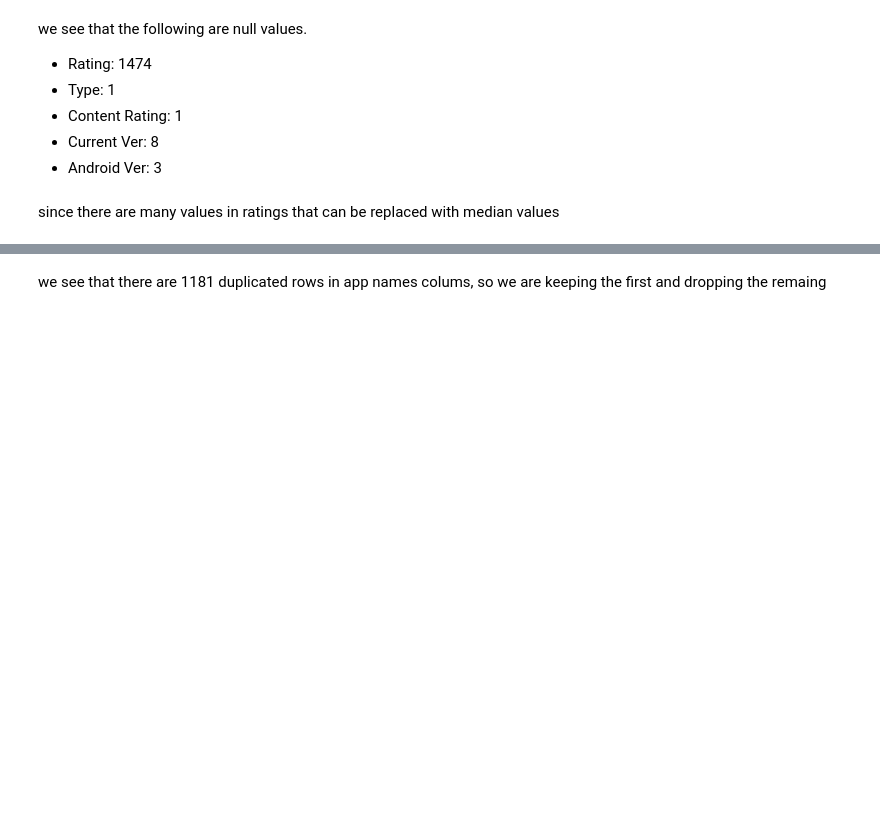
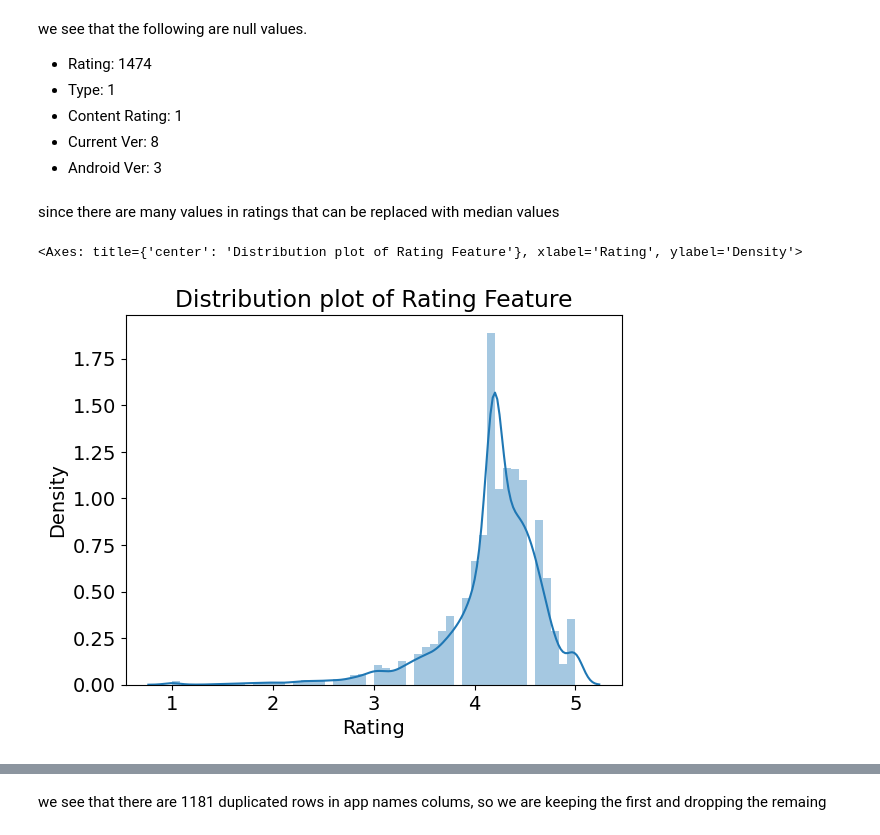
Before and after one commit to Yogesh-dahake08/Play-Store-Apps-Review, a Jupyter notebook: Yogesh_Play_Store_App_Review_Capstone_Project.ipynb, the cells around one changed output, grey strips where cells are left out. Cells and saved outputs as stored; diff of their text form; code cells hidden in the pictures; blank space fills up the shorter version.

```diff
--- a/Yogesh_Play_Store_App_Review_Capstone_Project.ipynb
+++ b/Yogesh_Play_Store_App_Review_Capstone_Project.ipynb
@@ -293,10 +389,13 @@ we see that the following are null values.
 # %% [markdown]
 since there are many values in ratings that can be replaced with median values
 # %%
-#By ploting Distribution plot we can choose between mean and median
-plt.title('Distributions plot of Rating Feature')
+#By ploting distribution plot we can choose between mean amd median.
+plt.title('Distribution plot of Rating Feature')
 
-sns.distplot(df['Rating'], kde = True)
+sns.distplot(df['Rating'],kde = True)
+# %% [output]
+<Axes: title={'center': 'Distribution plot of Rating Feature'}, xlabel='Rating', ylabel='Density'>
+[figure, added]
 # %%
 # In this case we use mean to have A Normal Distribution
 median_value_for_ratings = df['Rating'].mean()
```
Also changed, not shown: parts of 65 cells of this notebook.
